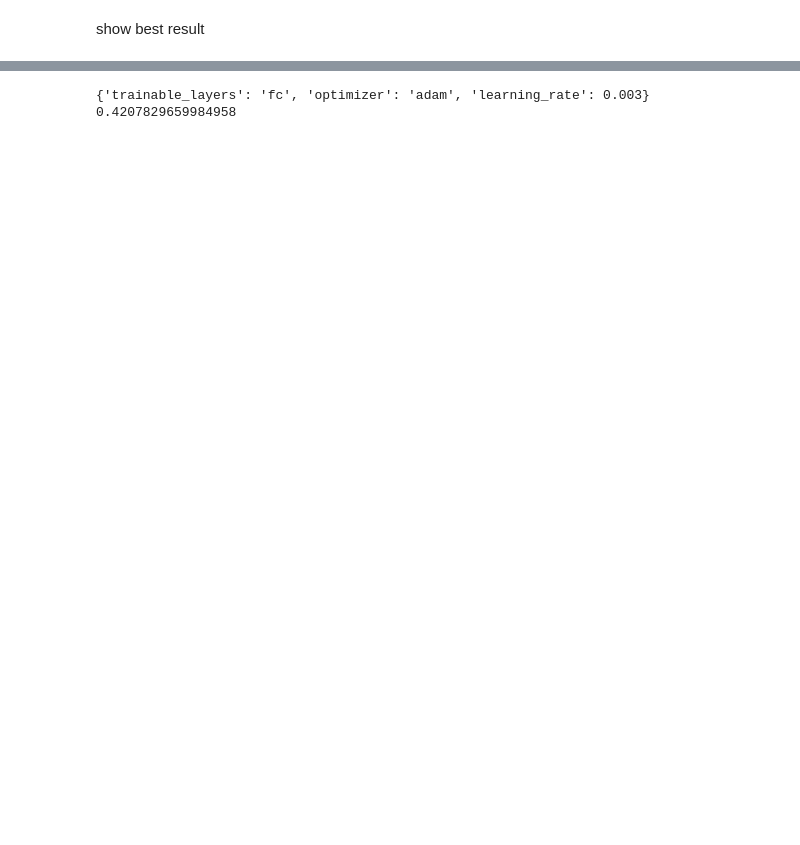
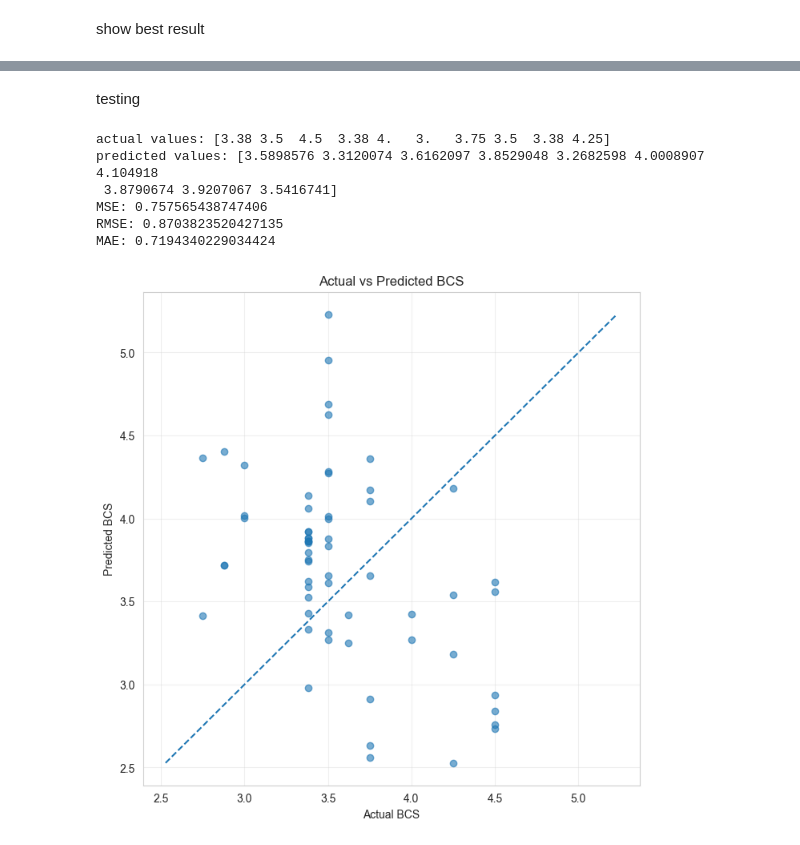
Before and after one commit to fatemehfahimpour/ai-cow-bcs-estimation-cnn, a Jupyter notebook: bcs_estimation.ipynb, the cells around one changed output, grey strips where cells are left out. Drawn from its saved outputs; the diff is of its cells as text; code cells hidden in the pictures; blank space fills up the shorter version.

Commit message:
testing and test metrics

```diff
--- a/bcs_estimation.ipynb
+++ b/bcs_estimation.ipynb
@@ -517,6 +522,66 @@ plt.show()
+# %% [markdown]
+testing
 # %%
-print(best_config)
-print(best_loss)
+from sklearn.metrics import mean_squared_error, mean_absolute_error
+def testing(model, test_loader, device):
+    model.eval()
+
+    predictions = []
+    actual = []
+
+    with torch.no_grad():
+        for images, labels in test_loader:
+            images, labels = images.to(device), labels.to(device)
+
+            outputs = model(images)
+            outputs = outputs.squeeze(1)
+
+            predictions.extend(outputs.cpu().numpy())
+            actual.extend(labels.cpu().numpy())
+
+    predictions = np.asarray(predictions)
+    actual = np.asarray(actual)
+
+    return predictions, actual
+
+predictions, actual = testing(best_model, test_loader, device)
+print(f"actual values: {actual[:10]}")
+print(f"predicted values: {predictions[:10]}")
+
+mse = mean_squared_error(actual, predictions)
+mae = mean_absolute_error(actual, predictions)
+print(f"MSE: {mse}")
+print(f"RMSE: {np.sqrt(mse)}")
+print(f"MAE: {mae}")
+
+# actual vs predictions
+plt.figure(figsize=(8, 8))
+
+plt.scatter(
+    actual,
+    predictions,
+    alpha=0.6
+)
+
+min_value = min(actual.min(), predictions.min())
+max_value = max(actual.max(), predictions.max())
+
+plt.plot(
+    [min_value, max_value],
+    [min_value, max_value],
+    linestyle='--'
+)
+
+plt.xlabel("Actual BCS")
+plt.ylabel("Predicted BCS")
+plt.title("Actual vs Predicted BCS")
+plt.grid(alpha=0.3)
+plt.show()
 # %% [output]
-{'trainable_layers': 'fc', 'optimizer': 'adam', 'learning_rate': 0.003}
-0.4207829659984958
+actual values: [3.38 3.5  4.5  3.38 4.   3.   3.75 3.5  3.38 4.25]
+predicted values: [3.5898576 3.3120074 3.6162097 3.8529048 3.2682598 4.0008907 4.104918
+ 3.8790674 3.9207067 3.5416741]
+MSE: 0.757565438747406
+RMSE: 0.8703823520427135
+MAE: 0.7194340229034424
+[figure, added]
```
Also changed, not shown: parts of 3 cells of this notebook.
